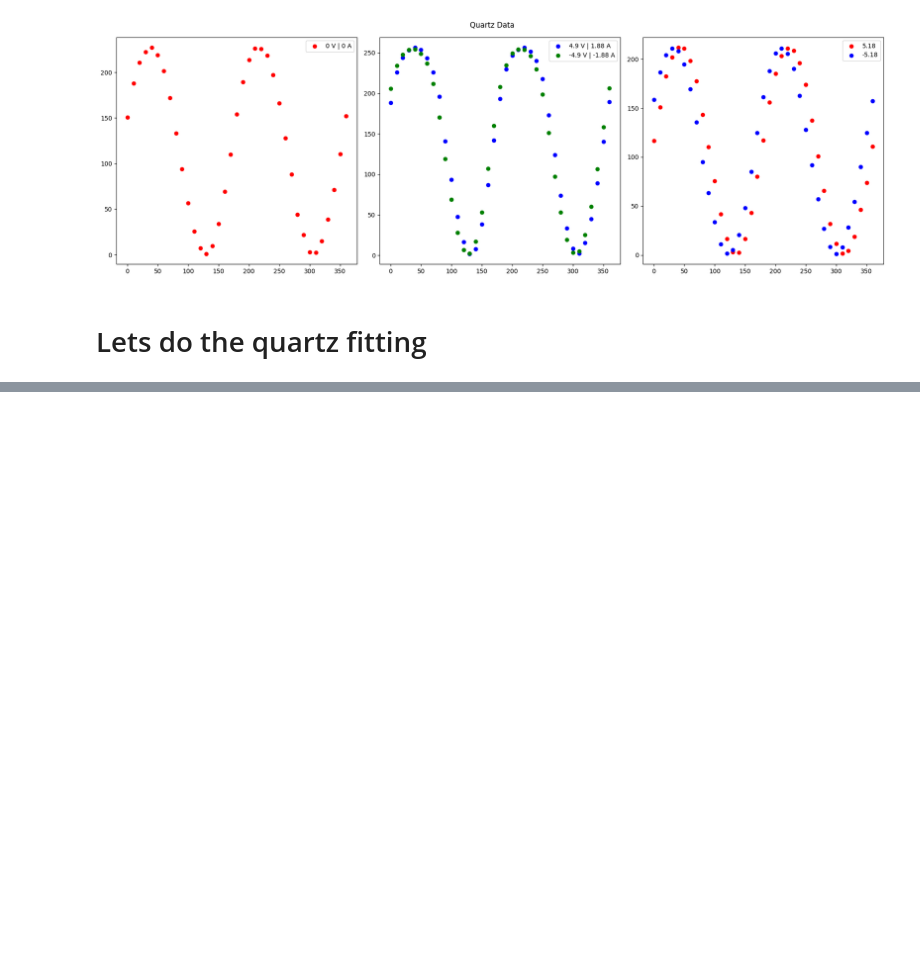
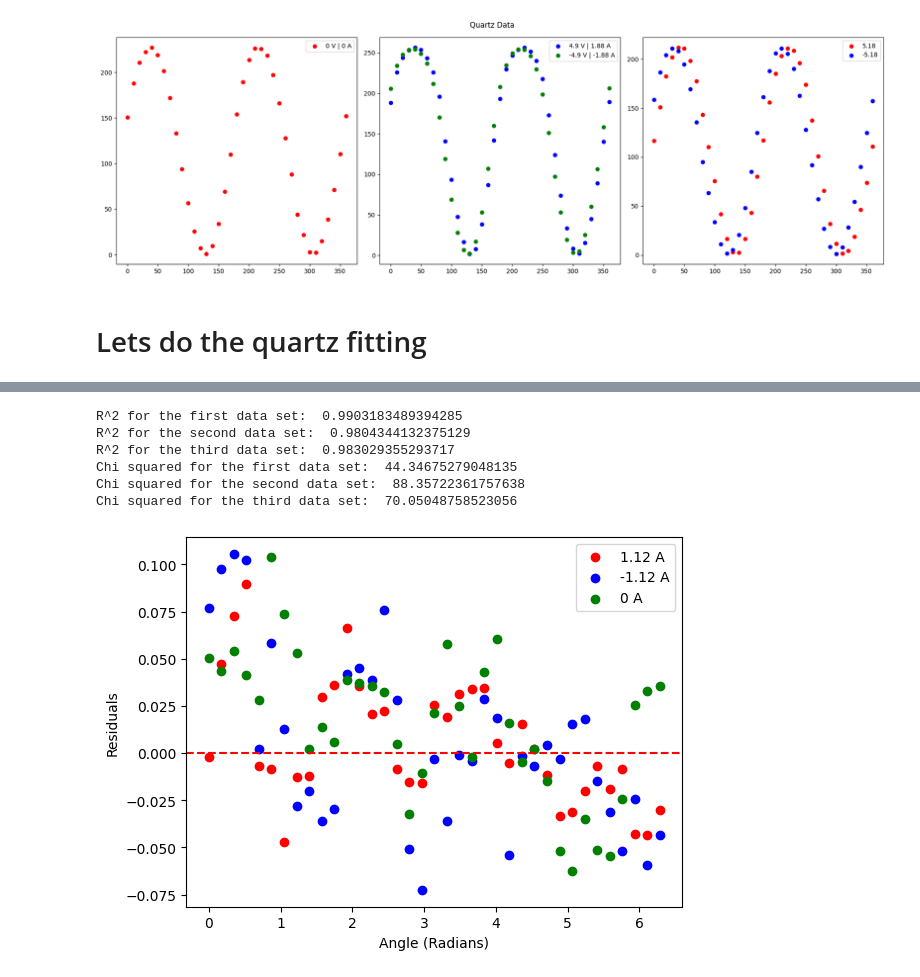
Before and after one commit to ChristianArgueta/PHSX-616, a Jupyter notebook: Faraday.ipynb, the cells around one changed output, grey strips where cells are left out. Drawn from its saved outputs; the diff is of its cells as text; code cells hidden in the pictures; blank space fills up the shorter version.

```diff
--- a/Faraday.ipynb
+++ b/Faraday.ipynb
@@ -162,0 +305,79 @@ The phase difference between the two data sets is 0.21950335745794547 radians
+# %%
+#Making a residual plot
+residuals4 = Voltage1 - cos_sq(angle1, *popt4)
+ss_res4 = np.sum(residuals4**2)
+ss_tot4 = np.sum((Voltage1 - np.mean(Voltage1))**2)
+r_squared4 = 1 - (ss_res4 / ss_tot4)
+print('R^2 for the first data set: ', r_squared4)
+
+residuals5 = Voltage2 - cos_sq(angle2, *popt5)
+ss_res5 = np.sum(residuals5**2)
+ss_tot5 = np.sum((Voltage2 - np.mean(Voltage2))**2)
+r_squared5 = 1 - (ss_res5 / ss_tot5)
+print('R^2 for the second data set: ', r_squared5)
+
+residuals6 = Voltage3 - cos_sq(angle3, *popt6)
+ss_res6 = np.sum(residuals6**2)
+ss_tot6 = np.sum((Voltage3 - np.mean(Voltage3))**2)
+r_squared6 = 1 - (ss_res6 / ss_tot6)
+print('R^2 for the third data set: ', r_squared6)
+
+#Calculate the chi squared
+chi_squared4 = np.sum((residuals4 / errory)**2)
+chi_squared5 = np.sum((residuals5 / errory)**2)
+chi_squared6 = np.sum((residuals6 / errory)**2)
+
+print('Chi squared for the first data set: ', chi_squared4)
+print('Chi squared for the second data set: ', chi_squared5)
+print('Chi squared for the third data set: ', chi_squared6)
+
+#Calculate the degrees of freedom
+dof4 = len(angle1) - 2
+dof5 = len(angle2) - 2
+dof6 = len(angle3) - 2
+
+#Plot the residuals
+plt.scatter(angle1, residuals4, color='red', label='1.12 A')
+plt.scatter(angle2, residuals5, color='blue', label='-1.12 A')
+plt.scatter(angle3, residuals6, color='green', label='0 A')
+plt.axhline(y=0, color='r', linestyle='--')
+plt.xlabel('Angle (Radians)')
+plt.ylabel('Residuals')
+plt.legend()
+plt.show()
+
+# Calculate the phase shifts in radians and degrees
+phase_diff4_rad = np.abs(popt4[1] - popt5[1])
+phase_diff5_rad = np.abs(popt4[1] - popt6[1])
+phase_diff6_rad = np.abs(popt5[1] - popt6[1])
+
+phase_diff4_deg = np.degrees(phase_diff4_rad)
+phase_diff5_deg = np.degrees(phase_diff5_rad)
+phase_diff6_deg = np.degrees(phase_diff6_rad)
+
+sigma_b4 = np.sqrt(pcov4[1][1])  # Error in parameter b from first fit
+sigma_b5 = np.sqrt(pcov5[1][1])  # Error in parameter b from second fit
+sigma_b6 = np.sqrt(pcov6[1][1])  # Error in parameter b from third fit
+
+# Error propagation for the phase differences
+sigma_phase_diff4_rad = np.sqrt(sigma_b4**2 + sigma_b5**2)
+sigma_phase_diff5_rad = np.sqrt(sigma_b4**2 + sigma_b6**2)
+sigma_phase_diff6_rad = np.sqrt(sigma_b5**2 + sigma_b6**2)
+
+# Converting errors from radians to degrees
+sigma_phase_diff4_deg = np.degrees(sigma_phase_diff4_rad)
+sigma_phase_diff5_deg = np.degrees(sigma_phase_diff5_rad)
+sigma_phase_diff6_deg = np.degrees(sigma_phase_diff6_rad)
+
+# Print the phase shifts and their errors
+print(f'The phase difference between the first and second data sets is {phase_diff4_rad} radians or {phase_diff4_deg} degrees with an error of ±{sigma_phase_diff4_rad} radians or ±{sigma_phase_diff4_deg} degrees')
+print(f'The phase difference between the first and third data sets is {phase_diff5_rad} radians or {phase_diff5_deg} degrees with an error of ±{sigma_phase_diff5_rad} radians or ±{sigma_phase_diff5_deg} degrees')
+print(f'The phase difference between the second and third data sets is {phase_diff6_rad} radians or {phase_diff6_deg} degrees with an error of ±{sigma_phase_diff6_rad} radians or ±{sigma_phase_diff6_deg} degrees')
+# %% [output]
+R^2 for the first data set:  0.9903183489394285
+R^2 for the second data set:  0.9804344132375129
+R^2 for the third data set:  0.983029355293717
+Chi squared for the first data set:  44.34675279048135
+Chi squared for the second data set:  88.35722361757638
+Chi squared for the third data set:  70.05048758523056
+[figure, added]
```
Also changed, not shown: parts of 12 cells of this notebook.
